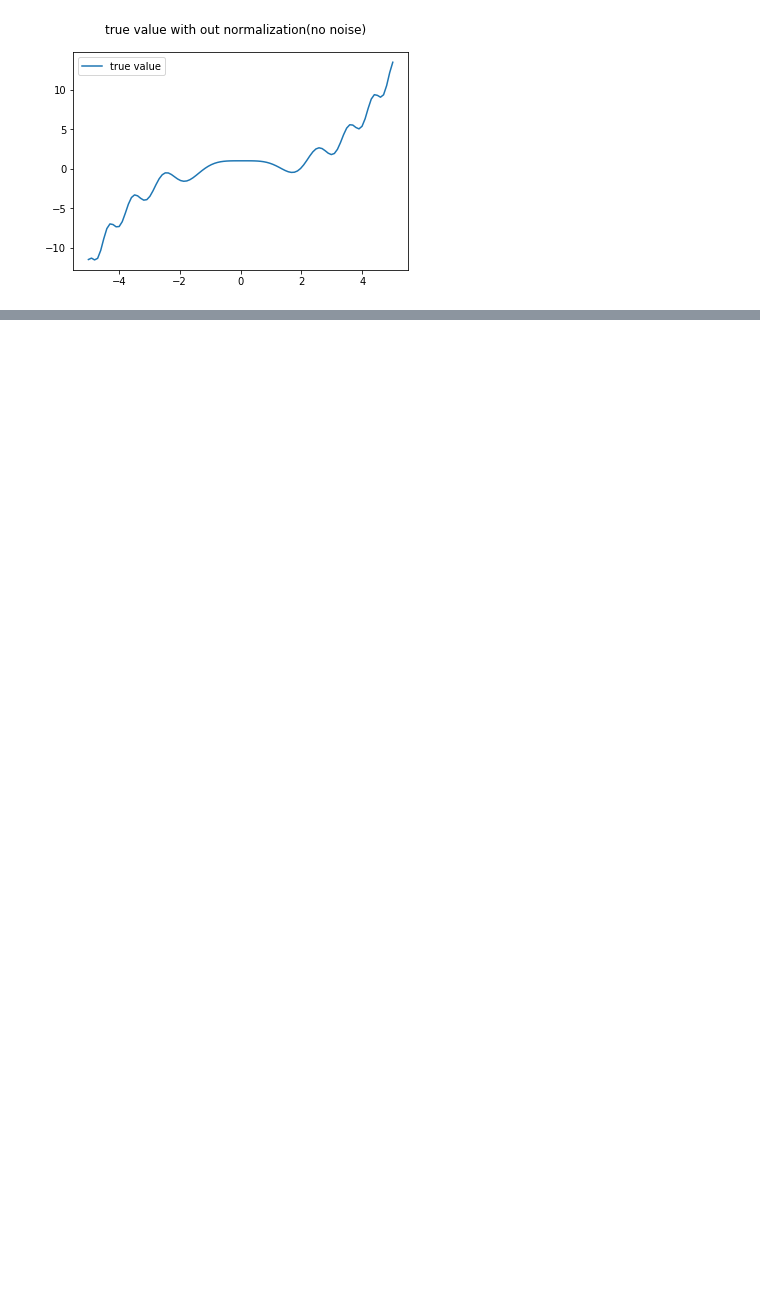
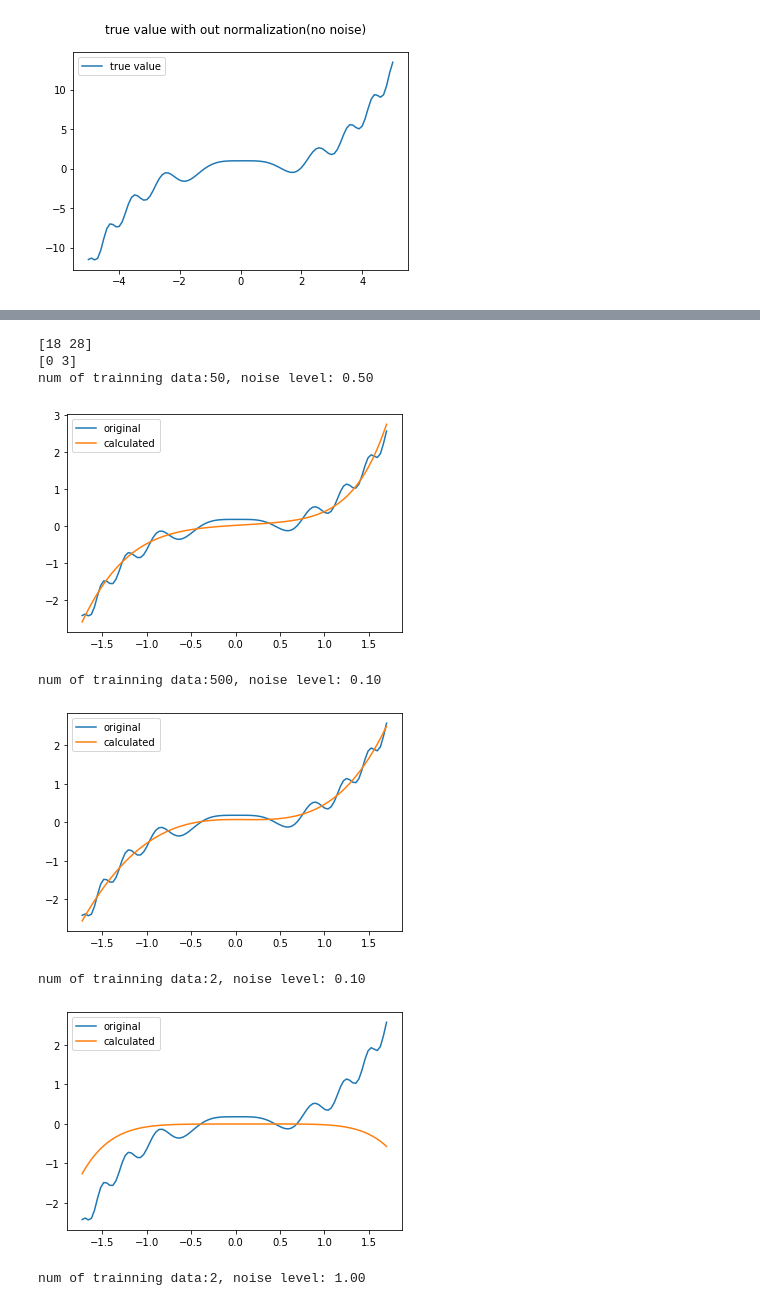
Before and after one commit to shenjiangqiu/ml_project1, a Jupyter notebook: project1.ipynb, the cells around one changed output, grey strips where cells are left out. Saved outputs shown, nothing was run; the diff lists cells and outputs as text; code cells hidden in the pictures; blank space fills up the shorter version.

```diff
--- a/project1.ipynb
+++ b/project1.ipynb
@@ -272,0 +306,37 @@ print(data)
+# %%
+# now we need to choose the top 2 and the bottom 2, and plot it
+sort=np.argsort(data.reshape(-1))
+top2=np.array(sort[:2])
+bot2=np.array(sort[-2:])
+print(top2)
+print(bot2)
+noise_top2=div[top2%4]
+n_t_top2=num_of_trainining[(top2/4).astype(int)]
+noise_bot2=div[bot2%4]
+n_t_bot2=num_of_trainining[(bot2/4).astype(int)]
+
+x=normed_original_x[  [i for i in range(0,500,5)]]
+y=np.array([ fx(i,0) for i in original_x ])
+y=norm(y.reshape(-1,1))
+y=y[ [i for i in range(0,500,5)]]
+x=x.reshape(-1,1)
+for n_data,n_noise in zip([n_t_top2,n_t_bot2],[noise_top2,noise_bot2]):
+    for num,d in zip(n_data,n_noise):
+        print("num of trainning data:%d, noise level: %.2f" %(num,d))
+        plt.clf()
+        plt.plot(x,y,label="original")
+        fit=PolynomialFeatures(degree_dict[(num,d)])
+        featureX=fit.fit_transform(x)
+        plt.plot(x,np.dot(featureX,weight_dict[(num,d)]),label="calculated")
+        plt.legend()
+        plt.show()
+# %% [output]
+[18 28]
+[0 3]
+num of trainning data:50, noise level: 0.50
+[figure, added]
+num of trainning data:500, noise level: 0.10
+[figure, added]
+num of trainning data:2, noise level: 0.10
+[figure, added]
+num of trainning data:2, noise level: 1.00
```
Also changed, not shown: parts of 10 cells of this notebook, 1 other file.
